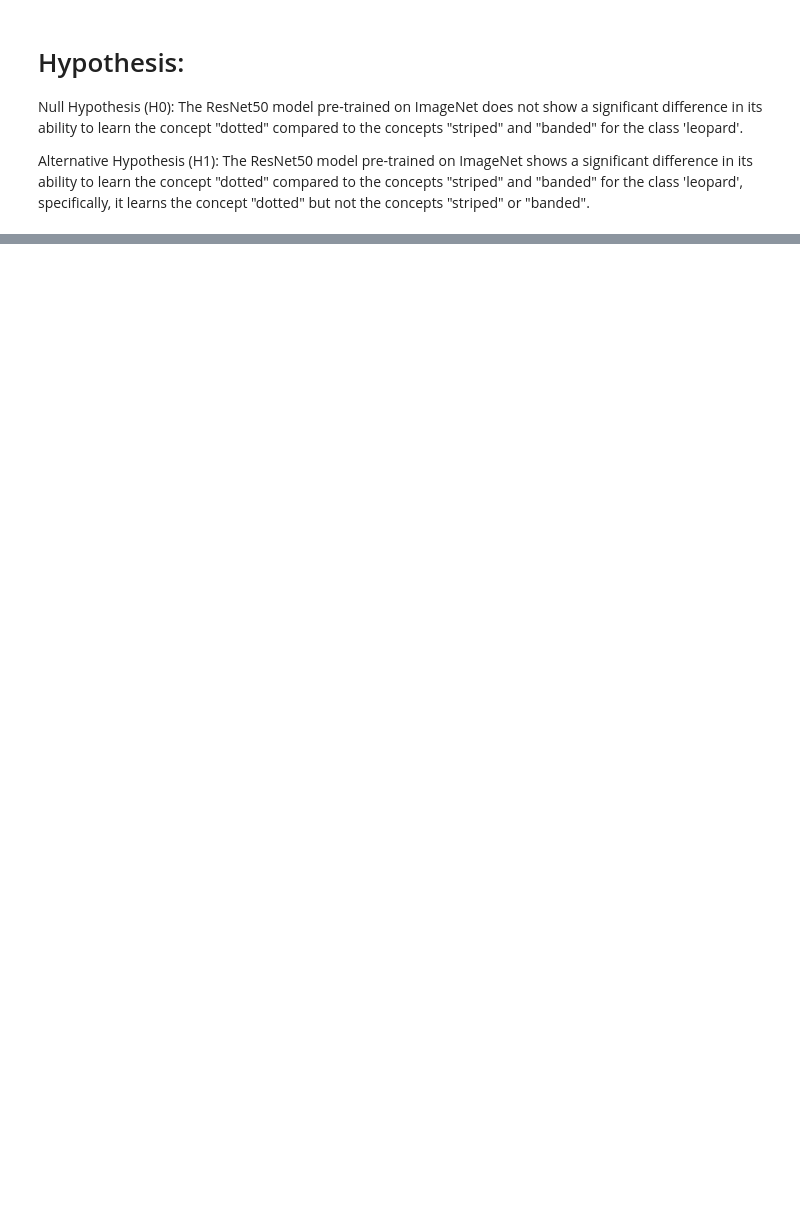
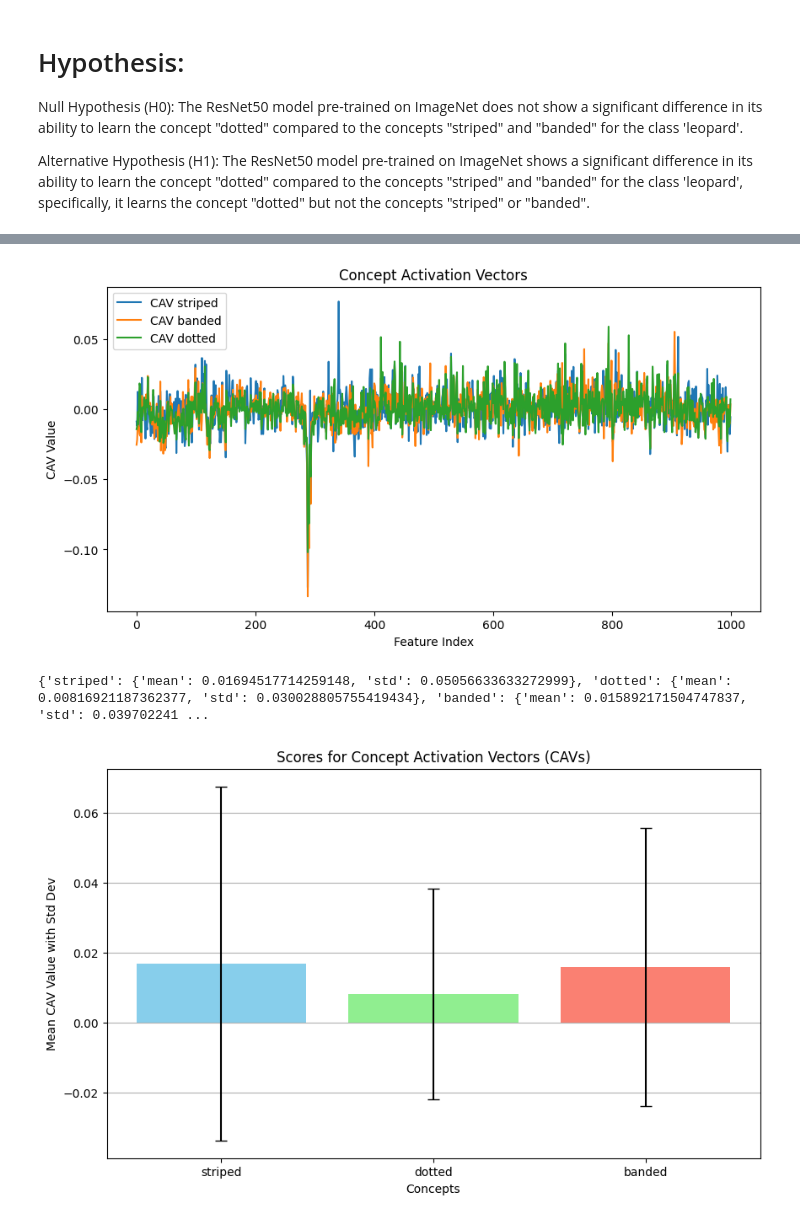
Before and after one commit to akalpit23/Explainable-techniques, a Jupyter notebook: Assignment-7/Explainable_Deep_Learning_Assignment_07.ipynb, the cells around one changed output, grey strips where cells are left out. Cells and saved outputs as stored; diff of their text form; code cells hidden in the pictures; blank space fills up the shorter version.

```diff
--- a/Assignment-7/Explainable_Deep_Learning_Assignment_07.ipynb
+++ b/Assignment-7/Explainable_Deep_Learning_Assignment_07.ipynb
@@ -298,0 +174,18 @@ utils_plot.plot_results(results, num_random_exp=num_random_exp)
+# %%
+def get_features(loader, model):
+    """
+    Extract features from a specific data loader using a pre-trained model.
+
+    Parameters:
+    loader (DataLoader): DataLoader for the dataset to extract features from.
+    model (nn.Module): Pre-trained model to extract features.
+
+    Returns:
+    ndarray: Numpy array of extracted features.
+    """
+    features = []
+    with torch.no_grad():
+        for inputs, _ in tqdm(loader):
+            outputs = model(inputs)
+            features.append(outputs.numpy())
+    return np.concatenate(features)
@@ -298,0 +250,38 @@ utils_plot.plot_results(results, num_random_exp=num_random_exp)
+# %%
+# Visualize results
+plt.figure(figsize=(10, 5))
+for i, cav in enumerate(cavs):
+    plt.plot(cav[0], label=f'CAV {concepts[i]}')
+plt.title('Concept Activation Vectors')
+plt.xlabel('Feature Index')
+plt.ylabel('CAV Value')
+plt.legend()
+plt.show()
+
+# Example CAVs data for demonstration
+cavs_demo = {
+    'striped': np.random.normal(loc=0.02, scale=0.05, size=1000),
+    'dotted': np.random.normal(loc=0.01, scale=0.03, size=1000),
+    'banded': np.random.normal(loc=0.015, scale=0.04, size=1000)
+}
+
+# Calculate scores based on the mean and standard deviation for each CAV
+scores = {concept: {'mean': np.mean(cavs_demo[concept]), 'std': np.std(cavs_demo[concept])} for concept in cavs_demo}
+print(scores)
+
+# Creating a bar chart for means with error bars
+concepts = list(scores.keys())
+means = [scores[concept]['mean'] for concept in concepts]
+stds = [scores[concept]['std'] for concept in concepts]
+
+plt.figure(figsize=(10, 6))
+plt.bar(concepts, means, yerr=stds, capsize=5, color=['skyblue', 'lightgreen', 'salmon'])
+plt.title('Scores for Concept Activation Vectors (CAVs)')
+plt.xlabel('Concepts')
+plt.ylabel('Mean CAV Value with Std Dev')
+plt.grid(axis='y')
+plt.show()
+# %% [output]
+[figure, added]
+{'striped': {'mean': 0.01694517714259148, 'std': 0.05056633633272999}, 'dotted': {'mean': 0.00816921187362377, 'std': 0.030028805755419434}, 'banded': {'mean': 0.015892171504747837, 'std': 0.039702241 ...
+[figure, added]
```
Also changed, not shown: parts of 24 cells of this notebook.
